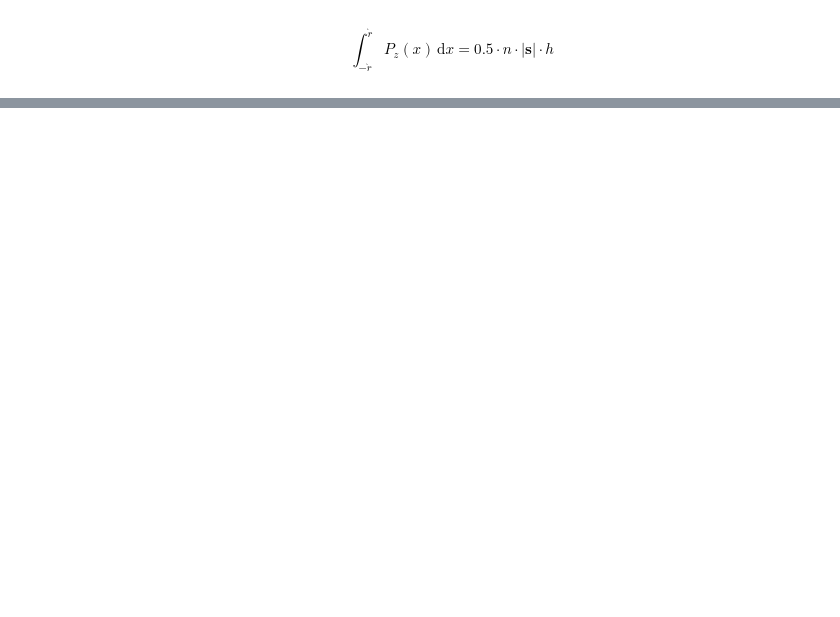
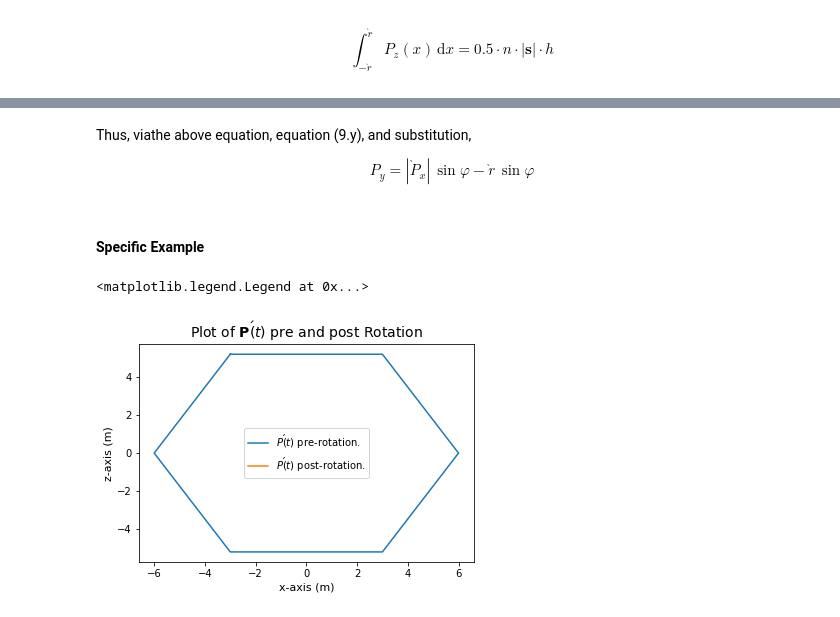
Before and after one commit to jordandll/Electromagnetism, a Jupyter notebook: Solenoids.ipynb, the cells around one changed output, grey strips where cells are left out. Drawn from its saved outputs; the diff is of its cells as text; code cells hidden in the pictures; blank space fills up the shorter version.

```diff
--- a/Solenoids.ipynb
+++ b/Solenoids.ipynb
@@ -533,0 +647,37 @@ $$ \mathrm{d}\mathbf{P} = \mathbf{P}(t+\varepsilon) - \mathbf{P}(t) = \big( \big
+# %% [markdown]
+Thus, viathe above equation, equation (9.y), and substitution,
+
+\begin{equation}\tag{9.y}
+    P_y = |\grave{P}_x|\,\sin\varphi - \grave{r}\,\sin\varphi
+\end{equation}
+# %% [markdown]
+#### Specific Example
+# %%
+# Set the pseudo-frequency -- i.e. the number of turns or cycles per meter -- denoted as 'pf'.
+pf = 1/6
+
+# Define the radius of the x,z affine transform of the structure prior to rotation.
+grave_r = r
+
+""" Below is the identity of the degree of rotation of the aforementioned rotation of each vector in the
+    vector field denoted as 'S'. """
+
+varphi = np.arcsin(4*grave_r/pf)
+
+# Define x-compliment of P'(t) *before* rotation ('grave_x').
+grave_x = x
+
+# Redefine 'x' as the x-compliment of P'(t) *after* rotation.
+x = grave_x * np.cos(varphi)
+
+fig, ax = plt.subplots()
+ax.set_title(r'Plot of $\mathbf{P}\'(t)$ pre and post Rotation', size = 14)
+ax.set_xlabel('x-axis (m)', size = 11)
+ax.set_ylabel('z-axis (m)', size = 11)
+
+L = ax.plot(grave_x, z, label=r'$P\'(t)$' + ' pre-rotation.')
+L.extend(ax.plot(x, z, label=r'$P\'(t)$' + ' post-rotation.'))
+ax.legend()
+# %% [output]
+<matplotlib.legend.Legend at 0x...>
+[figure, added]
```
Also changed, not shown: parts of 28 cells of this notebook.
